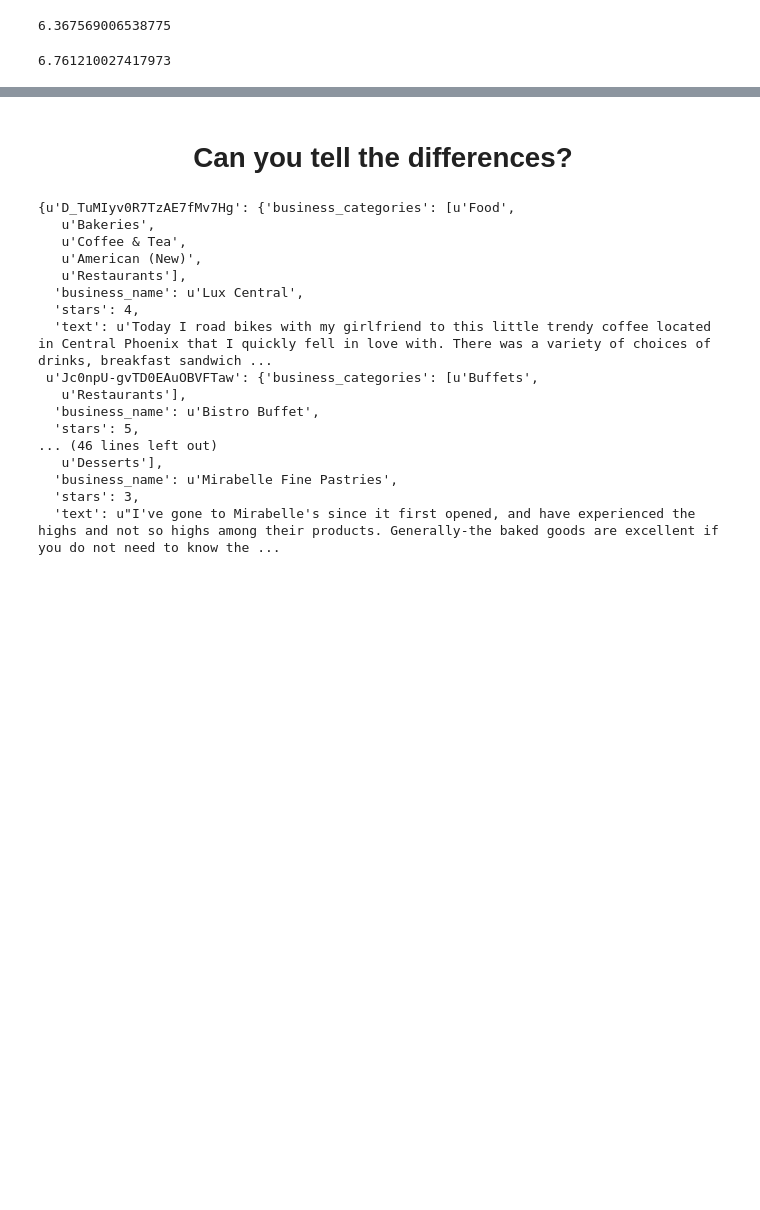
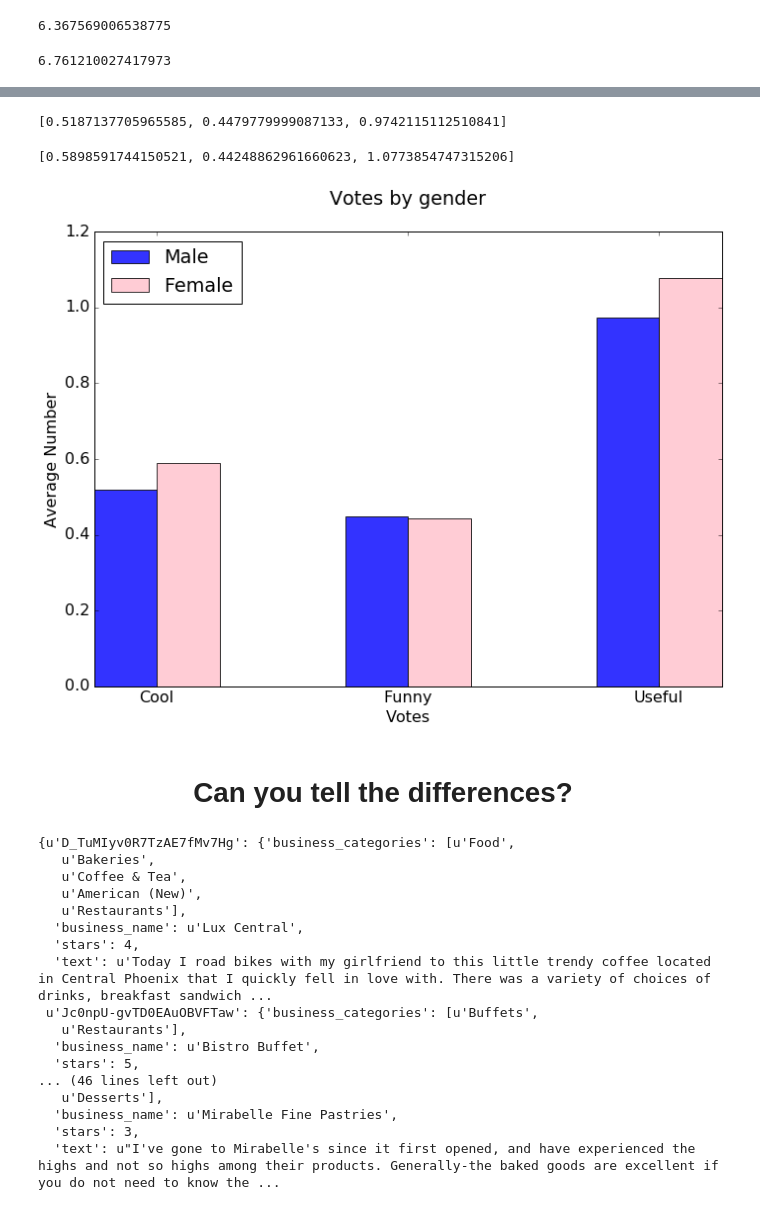
Before and after one commit to LargePanda/yelp_gender, a Jupyter notebook: analysis.ipynb, the cells around one changed output, grey strips where cells are left out. Drawn from its saved outputs; the diff is of its cells as text; code cells hidden in the pictures; blank space fills up the shorter version.

```diff
--- a/analysis.ipynb
+++ b/analysis.ipynb
@@ -744,3 +681,59 @@ female_fr_count
+# %%
+def vote_stats(review_set):
+    stats = [0.,0.,0.]
+
+    for review in review_set:
+        votes = review['votes']
+        stats[0] += votes['cool']
+        stats[1] += votes['funny']
+        stats[2] += votes['useful']
+    length = len(review_set)
+    return [n/length for n in stats]
+# %%
+m_stats = vote_stats(m_reviews)
+f_stats = vote_stats(f_reviews)
+# %%
+m_stats
+# %% [output]
+[0.5187137705965585, 0.4479779999087133, 0.9742115112510841]
+# %%
+f_stats
+# %% [output]
+[0.5898591744150521, 0.44248862961660623, 1.0773854747315206]
+# %%
+# data to plot
+n_groups = 3
+means_frank = m_stats
+means_guido = f_stats
+
+# create plot
+fig = plt.figure(figsize=(10,8))
+ax = fig.add_subplot(111)
+
+index = np.arange(n_groups)
+
+bar_width = 0.25
+opacity = 0.8
+
+rects1 = plt.bar(index, means_frank, bar_width,
+                 alpha=opacity,
+                 color='b',
+                 label='Male')
+
+rects2 = plt.bar(index + bar_width, means_guido, bar_width,
+                 alpha=opacity,
+                 color='pink',
+                 label='Female')
+
+plt.xlabel('Votes')
+plt.ylabel('Average Number')
+plt.title('Votes by gender\n')
+plt.xticks(index + bar_width, ('Cool', 'Funny', 'Useful'))
+plt.legend(loc=0)
+plt.tight_layout()
+plt.show()
+# %% [output]
+[figure, added]
 # %% [markdown]
 <h1 align = "center">Can you tell the differences?</h1>
 # %%
```
Also changed, not shown: parts of 22 cells of this notebook, 2 other files.
